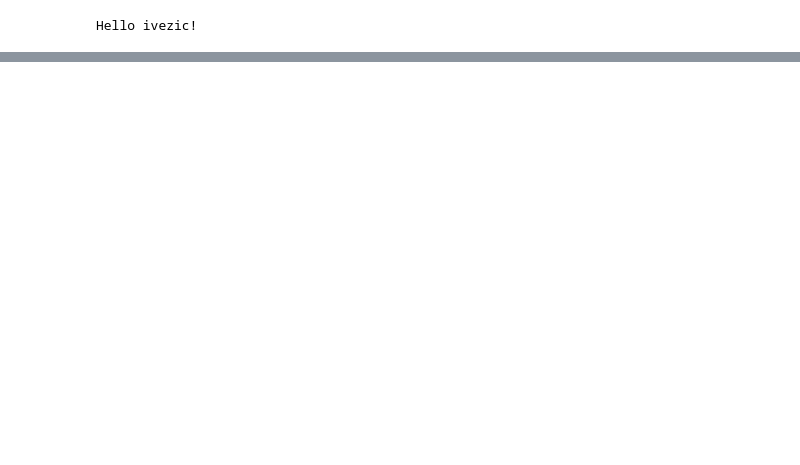
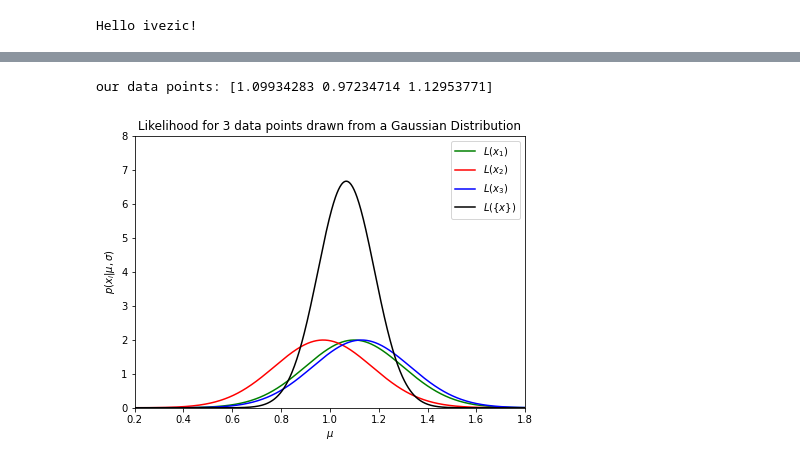
Before and after one commit to ivezic/SaoPaulo2021, a Jupyter notebook: notebooks/Lecture11.ipynb, the cells around one changed output, grey strips where cells are left out. Saved outputs shown, nothing was run; the diff lists cells and outputs as text; code cells hidden in the pictures; blank space fills up the shorter version.

```diff
--- a/notebooks/Lecture11.ipynb
+++ b/notebooks/Lecture11.ipynb
@@ -161,0 +490,35 @@ def lnpost_linear(theta):
+# %%
+### Let's draw a homoscedastic sample of {x_i} from a Gaussian and see what happens with L
+# first generate a sample of N points drawn from N(mu,sigma):
+sampleSize=3
+mu = 1.0
+sigma = 0.2
+sample = norm(mu, sigma).rvs(sampleSize)
+print('our data points:', sample)
+# %% [output]
+our data points: [1.09934283 0.97234714 1.12953771]
+# %%
+### Let's draw a homoscedastic sample of {x_i} from a Gaussian and see
+### what happens with L
+# now compute likelihoods for each point using true mu
+muGrid = np.linspace(0,2,1000)
+L1 = norm(sample[0], sigma).pdf(muGrid)
+L2 = norm(sample[1], sigma).pdf(muGrid)
+L3 = norm(sample[2], sigma).pdf(muGrid)
+L = L1 * L2 * L3
+# plot
+fig, ax = plt.subplots(figsize=(7, 5))
+plt.plot(muGrid, L1, ls='-', c='green', label=r'$L(x_1)$')
+plt.plot(muGrid, L2, ls='-', c='red', label=r'$L(x_2)$')
+plt.plot(muGrid, L3, ls='-', c='blue', label=r'$L(x_3)$')
+plt.plot(muGrid, L, ls='-', c='black', label=r'$L(\{x\})$')
+
+plt.xlim(0.2, 1.8)
+plt.ylim(0, 8.0)
+plt.xlabel('$\mu$')
+plt.ylabel(r'$p(x_i|\mu,\sigma)$')
+plt.title('Likelihood for 3 data points drawn from a Gaussian Distribution')
+plt.legend()
+plt.show()
+# %% [output]
+[figure, added]
```
Also changed, not shown: parts of 89 cells of this notebook, 2 other files.
